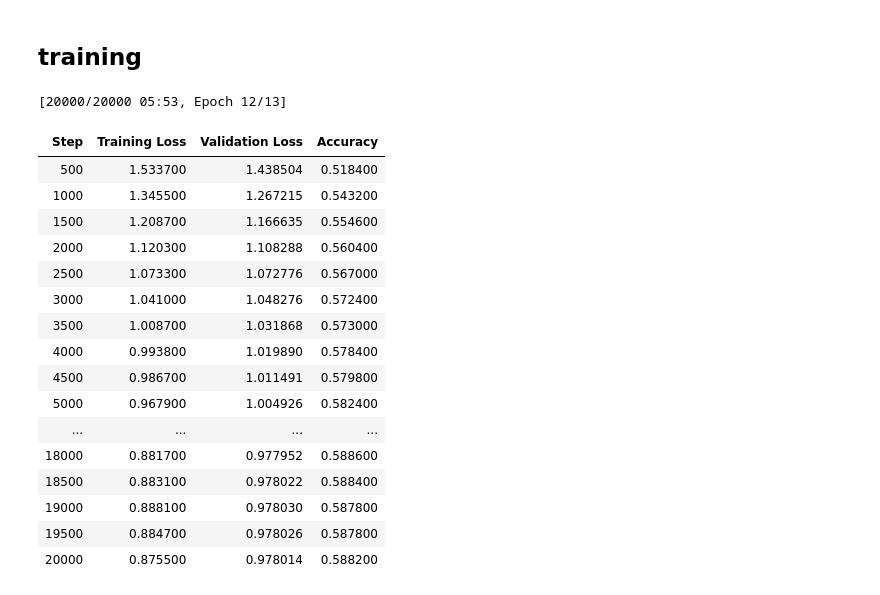
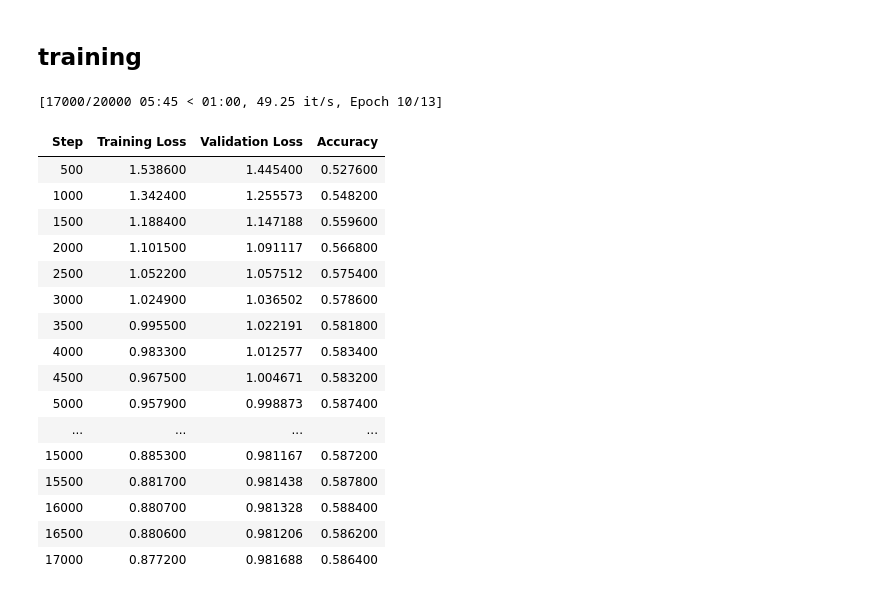
Before and after one commit to Iispar/review-summary-API, a Jupyter notebook: model.ipynb, the cells around one changed output. Cells and saved outputs as stored; diff of their text form; code cells hidden in the pictures.

Commit message:
basic model hyperparam optimization and testing

```diff
--- a/model.ipynb
+++ b/model.ipynb
@@ -80,7 +103,7 @@ def vectorize_item(item):
 
     return {"input_ids":non_zero_features}
 # %%
-vectorizer = sklearn.feature_extraction.text.CountVectorizer( # get the vectorizer. try TfidfVectorizer also...
+vectorizer = sklearn.feature_extraction.text.TfidfVectorizer( # get the vectorizer. try CountVectorizer also...
     binary = True,
     max_features = 20000, # amount of words
     token_pattern = r"(?u)\b\w+\b", # take in one letter words also
@@ -154,8 +173,6 @@ class MLP(transformers.PreTrainedModel):
         projected = torch.tanh(embedded_summed); # non-linearity
         logits = self.output(projected); # apply the outer layer
 
-
-        ## calculates the loss
         if labels is not None:
             # calculates the loss.
             loss = torch.nn.CrossEntropyLoss();
@@ -165,15 +182,15 @@ class MLP(transformers.PreTrainedModel):
             return (logits,);
 
 # config
-mlp_config = MLPConfig(vocab_size=len(vectorizer.vocabulary_),hidden_size=20,nlabels=5); # hidden size to start 20, and labels 5 (1-5 stars)
+mlp_config = MLPConfig(vocab_size=len(vectorizer.vocabulary_),hidden_size=25,nlabels=5); # hidden size 25 seems to be best, and labels 5 (1-5 stars)
 # %% [markdown]
 ## training
 # %%
 # training
 
-# Set training arguments
+# Set training arguments. Optimization happens soon...
 trainer_args = transformers.TrainingArguments(
-    "mlp_checkpoints", #save checkpoints here
+    output_dir="reviews_basic",
     evaluation_strategy = "steps",
     logging_strategy = "steps",
     eval_steps = 500,
@@ -182,49 +199,49 @@ trainer_args = transformers.TrainingArguments(
     max_steps = 20000,
     load_best_model_at_end = True,
     per_device_train_batch_size = 128
 )
 
 
 # evaluating
 accuracy = evaluate.load("accuracy");
 def compute_accuracy(outputs_and_labels):
     outputs, labels = outputs_and_labels;
     predictions = np.argmax(outputs, axis=-1); #pick the index of the "winning" label
-    return accuracy.compute(predictions=predictions, references=labels);
+    return accuracy.compute(predictions=predictions, references=labels); # calc accuracy
 
 # actual training
 mlp = MLP(mlp_config); # Make a the actual model
 early_stopping = transformers.EarlyStoppingCallback(5); # stop training if the eval loss is not getting better.
 
 # params
 trainer = transformers.Trainer(
     model = mlp,
     args = trainer_args,
     train_dataset = dset_tokenized["train"],
     eval_dataset = dset_tokenized["test"],
     compute_metrics = compute_accuracy,
     data_collator = collator,
     callbacks = [early_stopping]
 )
 
-# FINALLY!
+# train!
 trainer.train();
 # %% [output]
-[20000/20000 05:53, Epoch 12/13]
+[17000/20000 05:45 < 01:00, 49.25 it/s, Epoch 10/13]
 | Step | Training Loss | Validation Loss | Accuracy |
-| 500 | 1.533700 | 1.438504 | 0.518400 |
-| 1000 | 1.345500 | 1.267215 | 0.543200 |
-| 1500 | 1.208700 | 1.166635 | 0.554600 |
-| 2000 | 1.120300 | 1.108288 | 0.560400 |
-| 2500 | 1.073300 | 1.072776 | 0.567000 |
-| 3000 | 1.041000 | 1.048276 | 0.572400 |
-| 3500 | 1.008700 | 1.031868 | 0.573000 |
-| 4000 | 0.993800 | 1.019890 | 0.578400 |
-| 4500 | 0.986700 | 1.011491 | 0.579800 |
-| 5000 | 0.967900 | 1.004926 | 0.582400 |
+| 500 | 1.538600 | 1.445400 | 0.527600 |
+| 1000 | 1.342400 | 1.255573 | 0.548200 |
+| 1500 | 1.188400 | 1.147188 | 0.559600 |
+| 2000 | 1.101500 | 1.091117 | 0.566800 |
+| 2500 | 1.052200 | 1.057512 | 0.575400 |
+| 3000 | 1.024900 | 1.036502 | 0.578600 |
+| 3500 | 0.995500 | 1.022191 | 0.581800 |
+| 4000 | 0.983300 | 1.012577 | 0.583400 |
+| 4500 | 0.967500 | 1.004671 | 0.583200 |
+| 5000 | 0.957900 | 0.998873 | 0.587400 |
 | ... | ... | ... | ... |
-| 18000 | 0.881700 | 0.977952 | 0.588600 |
-| 18500 | 0.883100 | 0.978022 | 0.588400 |
-| 19000 | 0.888100 | 0.978030 | 0.587800 |
-| 19500 | 0.884700 | 0.978026 | 0.587800 |
-| 20000 | 0.875500 | 0.978014 | 0.588200 |
+| 15000 | 0.885300 | 0.981167 | 0.587200 |
+| 15500 | 0.881700 | 0.981438 | 0.587800 |
+| 16000 | 0.880700 | 0.981328 | 0.588400 |
+| 16500 | 0.880600 | 0.981206 | 0.586200 |
+| 17000 | 0.877200 | 0.981688 | 0.586400 |
```
Also changed, not shown: parts of 18 cells of this notebook.
